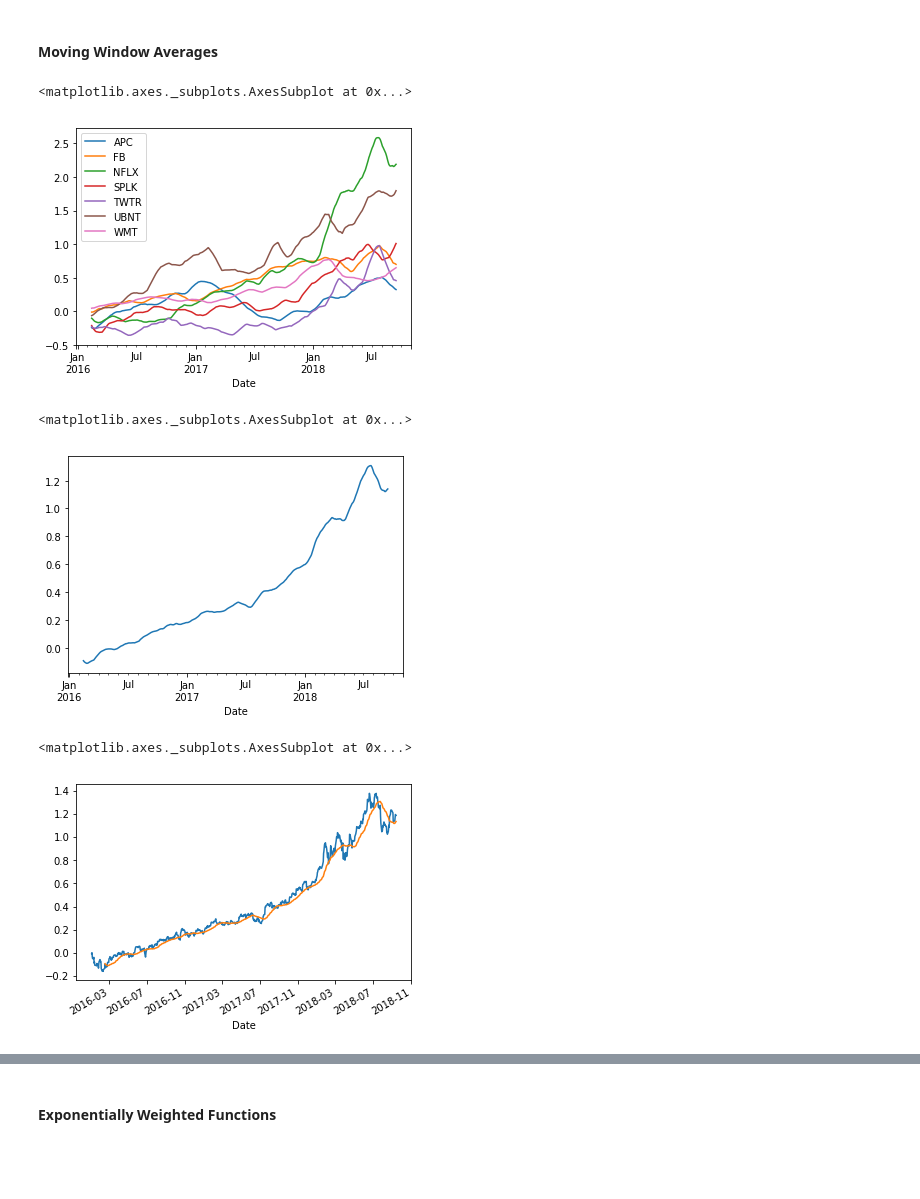
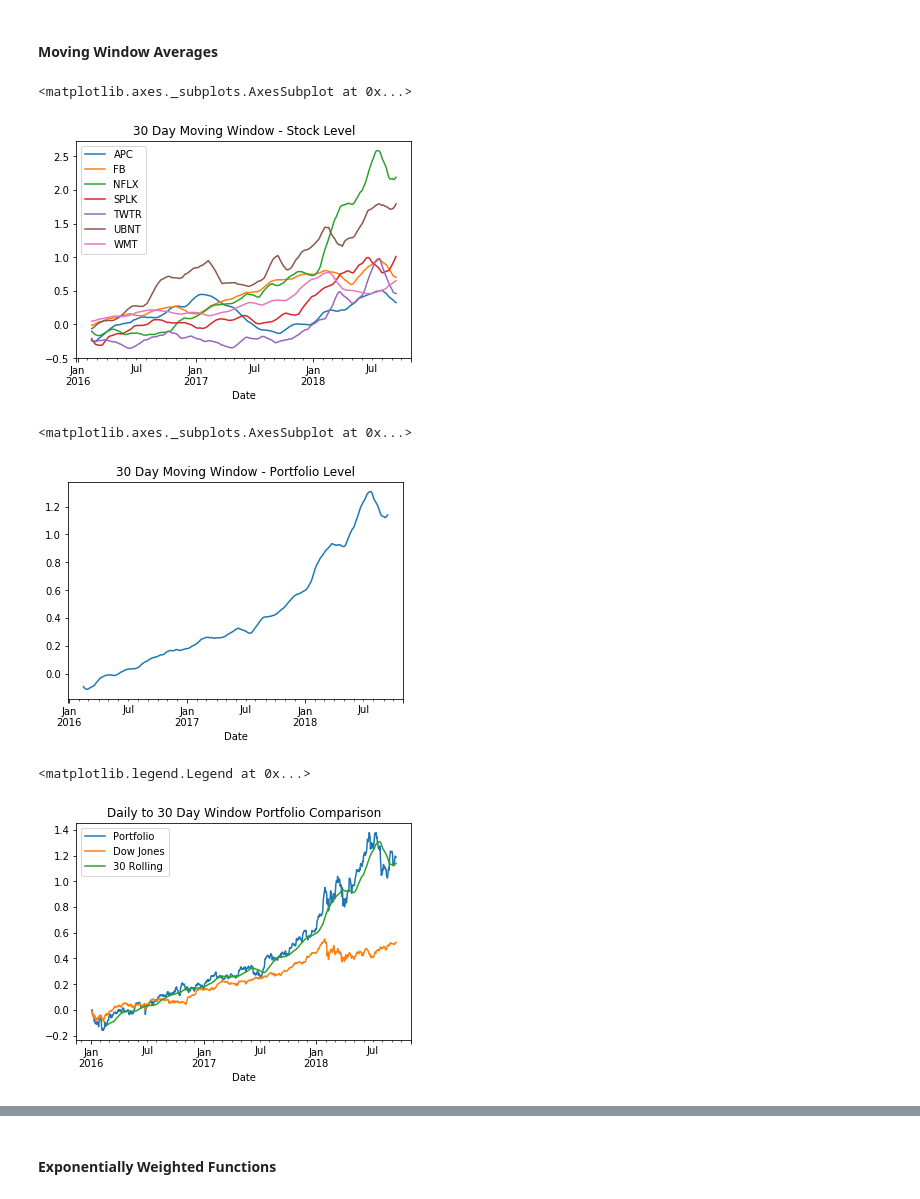
Before and after one commit to georgesturrock/7333_CS4, a Jupyter notebook: SignalFrontier.ipynb, the cells around one changed output, grey strips where cells are left out. Saved outputs shown, nothing was run; the diff lists cells and outputs as text; code cells hidden in the pictures; blank space fills up the shorter version.

```diff
--- a/SignalFrontier.ipynb
+++ b/SignalFrontier.ipynb
@@ -132,22 +176,23 @@ Cummulative Return for the Portfolio
 #### Moving Window Averages
 # %%
 #30 Day Rolling Moving Window Average
-((1 + rets).cumprod() - 1).rolling(30).mean().plot()
+((1 + rets).cumprod() - 1).rolling(30).mean().plot(title="30 Day Moving Window - Stock Level")
 # %% [output]
 <matplotlib.axes._subplots.AxesSubplot at 0x...>
-[figure, old version]
+[figure, new version]
 # %%
 #30 Day Rolling Moving Widow Average for the Portfolio
-((1 + pxTotRet).cumprod() - 1).rolling(30).mean().plot()
+((1 + pxTotRet).cumprod() - 1).rolling(30).mean().plot(title="30 Day Moving Window - Portfolio Level")
 # %% [output]
 <matplotlib.axes._subplots.AxesSubplot at 0x...>
-[figure, old version]
+[figure, new version]
 # %%
 #Daily Portfolio to 30 Day Rolling Window Average
-((1 + pxTotRet).cumprod() - 1).plot()
-((1 + pxTotRet).cumprod() - 1).rolling(30).mean().plot()
+((1 + pxTotRet).cumprod() - 1).plot(label="Portfolio")
+((1 + djiRets).cumprod() - 1).plot(label="Dow Jones")
+((1 + pxTotRet).cumprod() - 1).rolling(30).mean().plot(title="Daily to 30 Day Window Portfolio Comparison", label="30 Rolling").legend()
 # %% [output]
-<matplotlib.axes._subplots.AxesSubplot at 0x...>
+<matplotlib.legend.Legend at 0x...>
-[figure, old version]
+[figure, new version]
 # %%
 #90 Day Rolling Moving Window Average
```
Also changed, not shown: parts of 31 cells of this notebook.
